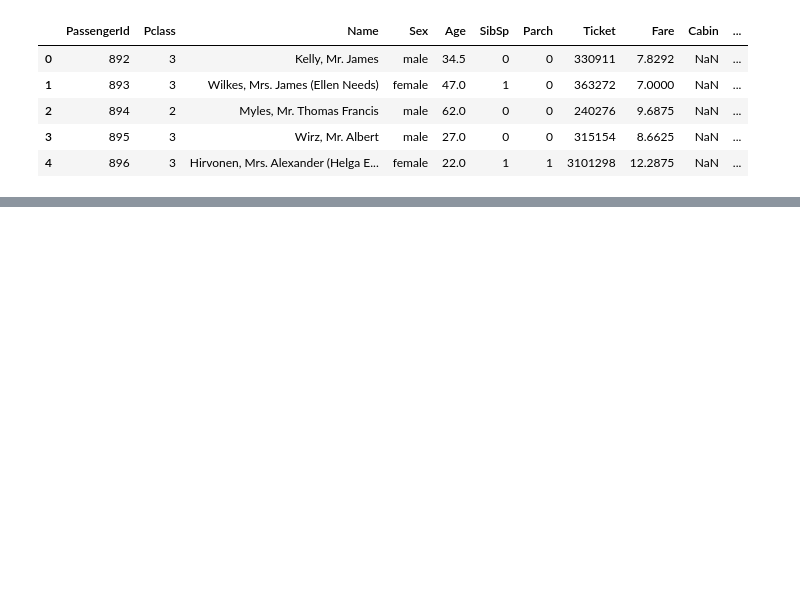
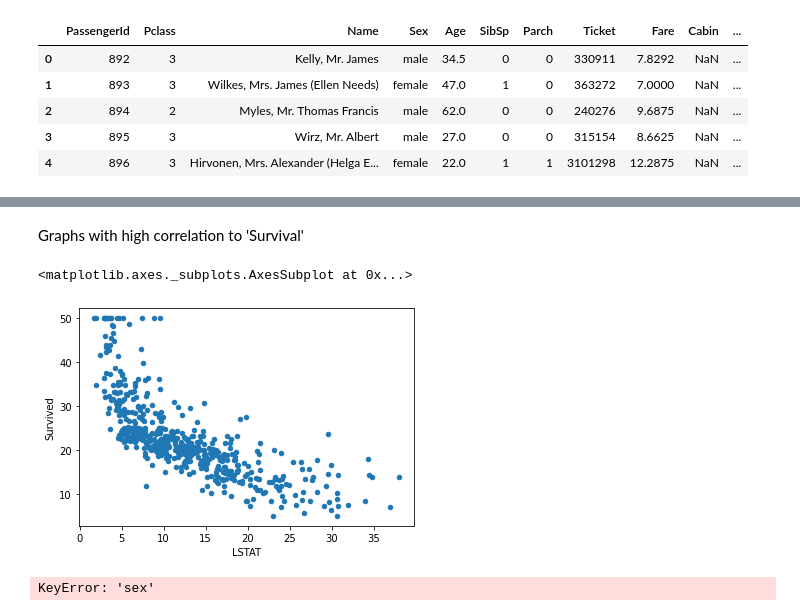
Before and after one commit to jtvkw2/Titanic-Data-Competiton, a Jupyter notebook: Titanic Data Competition.ipynb, the cells around one changed output, grey strips where cells are left out. Cells and saved outputs as stored; diff of their text form; code cells hidden in the pictures; blank space fills up the shorter version.

```diff
--- a/Titanic Data Competition.ipynb
+++ b/Titanic Data Competition.ipynb
@@ -44,0 +68,9 @@ test_data.head()
+# %%
+x = load_boston()
+
+df = pd.DataFrame(x.data, columns = x.feature_names)
+df["Survived"] = x.target
+
+cor_target = abs(df.corr())
+relevant_features = cor_target[cor_target>0.5]
+relevant_features
@@ -45,3 +93,15 @@ test_data.head()
+# %% [markdown]
+Graphs with high correlation to 'Survival'
+# %%
+#test_data.plot(x ='Fare', y='Pclass', kind = 'scatter')
+df.plot.scatter(x='LSTAT', y='Survived')
+# %% [output]
+<matplotlib.axes._subplots.AxesSubplot at 0x...>
+[figure, added]
+# %%
+train_data.plot.box(x='Survived', y='Fare')
+# %% [output]
+KeyError: 'sex'
 # %%
 from sklearn.ensemble import RandomForestClassifier
 
```
Also changed, not shown: parts of 11 cells of this notebook.
